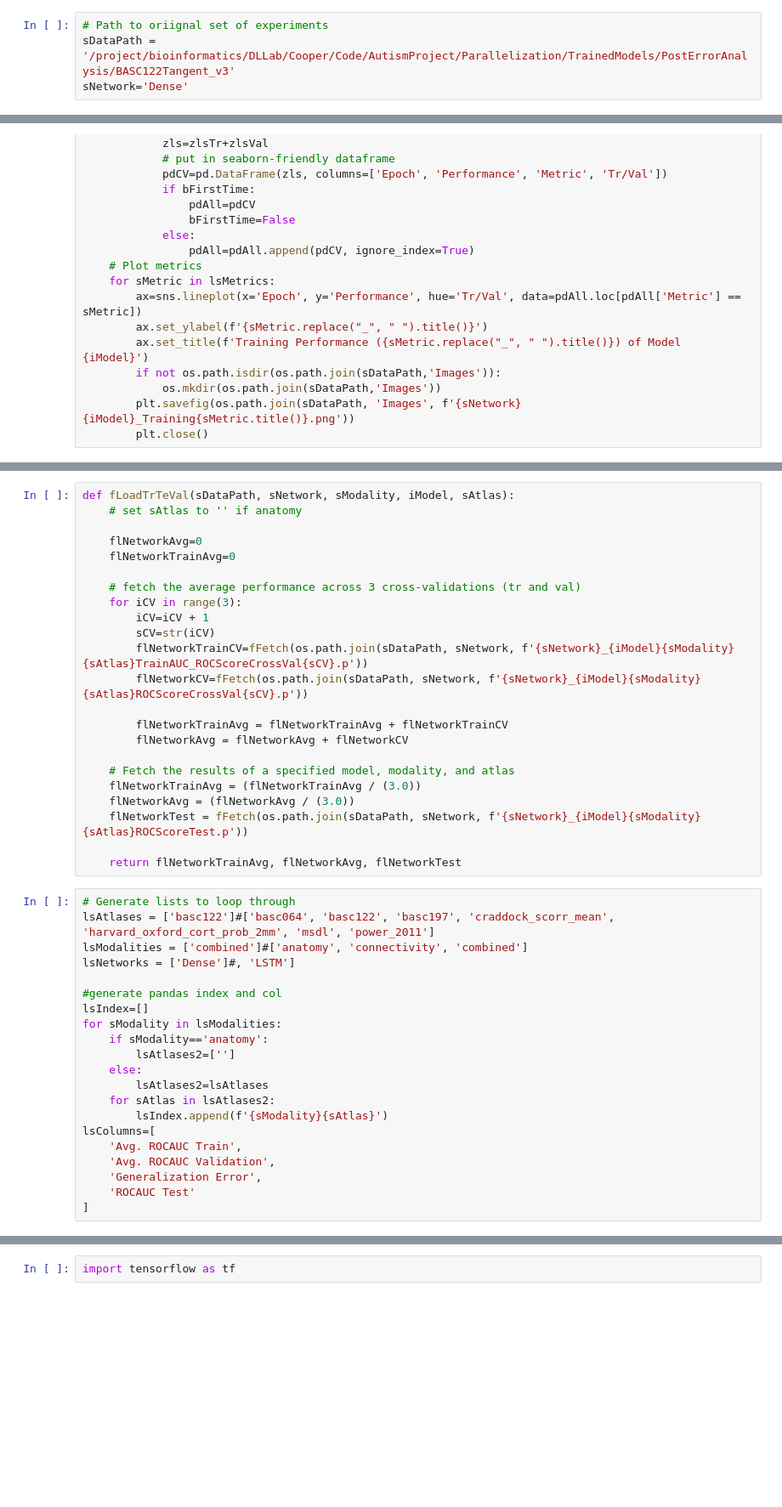
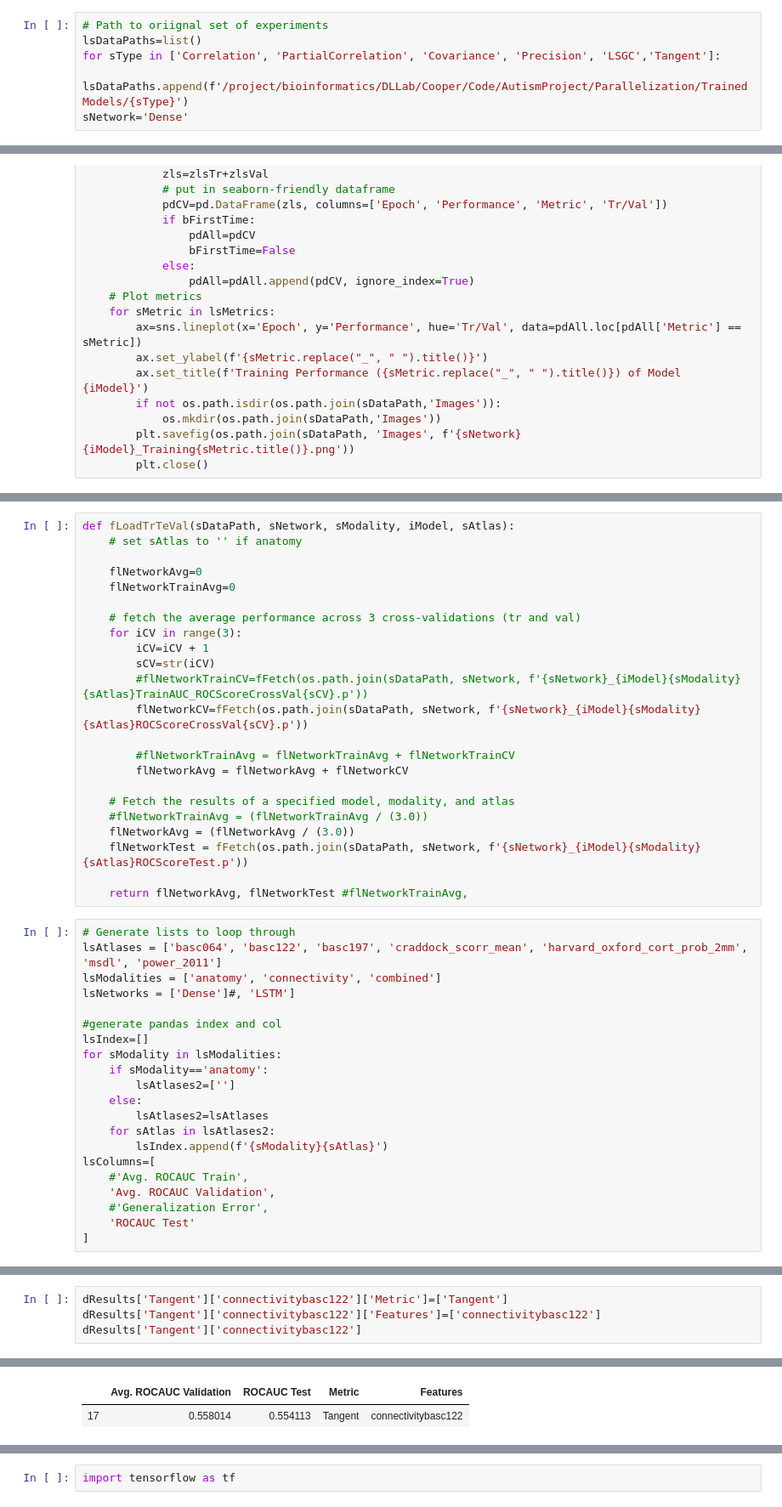
Before and after one commit to DeepLearningForPrecisionHealthLab/ConsistentASDCorrelates, a Jupyter notebook: Parallelization/IMPAC_Model_Tr_Val_Te.ipynb, the cells around one changed output, grey strips where cells are left out. Shown at 85% size. Drawn from its saved outputs; the diff is of its cells as text; blank space fills up the shorter version.

```diff
--- a/Parallelization/IMPAC_Model_Tr_Val_Te.ipynb
+++ b/Parallelization/IMPAC_Model_Tr_Val_Te.ipynb
@@ -19,7 +19,9 @@ from ReformatTrainData import fReformatHistory
 import glob
 # %%
 # Path to oriignal set of experiments
-sDataPath = '/project/bioinformatics/DLLab/Cooper/Code/AutismProject/Parallelization/TrainedModels/PostErrorAnalysis/BASC122Tangent_v3'
+lsDataPaths=list()
+for sType in ['Correlation', 'PartialCorrelation', 'Covariance', 'Precision', 'LSGC','Tangent']:
+    lsDataPaths.append(f'/project/bioinformatics/DLLab/Cooper/Code/AutismProject/Parallelization/TrainedModels/{sType}')
 sNetwork='Dense'
 # %%
 import gc
@@ -184,22 +170,22 @@ def fLoadTrTeVal(sDataPath, sNetwork, sModality, iModel, sAtlas):
     for iCV in range(3):
         iCV=iCV + 1
         sCV=str(iCV)
-        flNetworkTrainCV=fFetch(os.path.join(sDataPath, sNetwork, f'{sNetwork}_{iModel}{sModality}{sAtlas}TrainAUC_ROCScoreCrossVal{sCV}.p'))
+        #flNetworkTrainCV=fFetch(os.path.join(sDataPath, sNetwork, f'{sNetwork}_{iModel}{sModality}{sAtlas}TrainAUC_ROCScoreCrossVal{sCV}.p'))
         flNetworkCV=fFetch(os.path.join(sDataPath, sNetwork, f'{sNetwork}_{iModel}{sModality}{sAtlas}ROCScoreCrossVal{sCV}.p'))
 
-        flNetworkTrainAvg = flNetworkTrainAvg + flNetworkTrainCV
+        #flNetworkTrainAvg = flNetworkTrainAvg + flNetworkTrainCV
         flNetworkAvg = flNetworkAvg + flNetworkCV
 
     # Fetch the results of a specified model, modality, and atlas
-    flNetworkTrainAvg = (flNetworkTrainAvg / (3.0))
+    #flNetworkTrainAvg = (flNetworkTrainAvg / (3.0))
     flNetworkAvg = (flNetworkAvg / (3.0))
     flNetworkTest = fFetch(os.path.join(sDataPath, sNetwork, f'{sNetwork}_{iModel}{sModality}{sAtlas}ROCScoreTest.p'))
 
-    return flNetworkTrainAvg, flNetworkAvg, flNetworkTest
+    return flNetworkAvg, flNetworkTest #flNetworkTrainAvg,
 # %%
 # Generate lists to loop through
-lsAtlases = ['basc122']#['basc064', 'basc122', 'basc197', 'craddock_scorr_mean', 'harvard_oxford_cort_prob_2mm', 'msdl', 'power_2011']
-lsModalities = ['combined']#['anatomy', 'connectivity', 'combined']
+lsAtlases = ['basc064', 'basc122', 'basc197', 'craddock_scorr_mean', 'harvard_oxford_cort_prob_2mm', 'msdl', 'power_2011']
+lsModalities = ['anatomy', 'connectivity', 'combined']
 lsNetworks = ['Dense']#, 'LSTM']
 
 #generate pandas index and col
@@ -212,8 +198,8 @@ for sModality in lsModalities:
     for sAtlas in lsAtlases2:
         lsIndex.append(f'{sModality}{sAtlas}')
 lsColumns=[
-    'Avg. ROCAUC Train',
+    #'Avg. ROCAUC Train',
     'Avg. ROCAUC Validation',
-    'Generalization Error',
+    #'Generalization Error',
     'ROCAUC Test'
 ]
@@ -262,0 +242,5 @@ pdResults
+# %%
+dResults['Tangent']['connectivitybasc122']['Metric']=['Tangent']
+dResults['Tangent']['connectivitybasc122']['Features']=['connectivitybasc122']
+dResults['Tangent']['connectivitybasc122']
+# %% [output]
@@ -262,0 +256,2 @@ pdResults
+|  | Avg. ROCAUC Validation | ROCAUC Test | Metric | Features |
+| 17 | 0.558014 | 0.554113 | Tangent | connectivitybasc122 |
```
Also changed, not shown: parts of 11 cells of this notebook, 6 other files.
